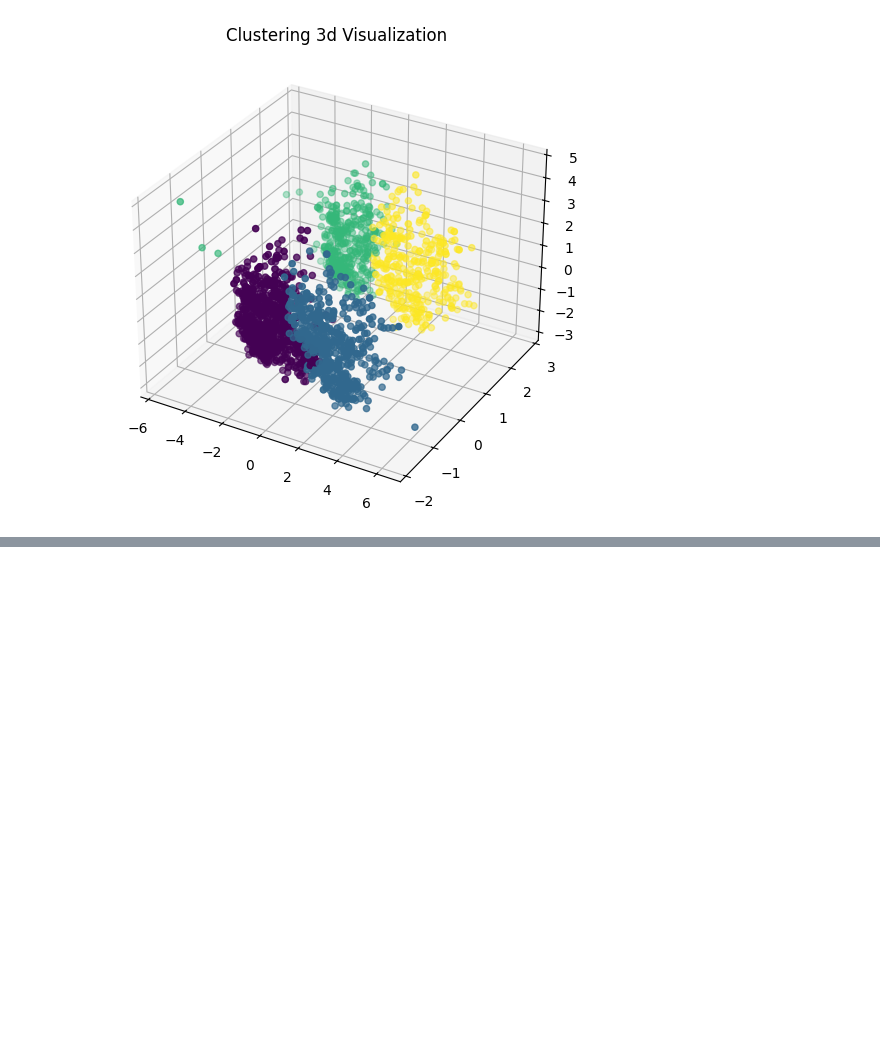
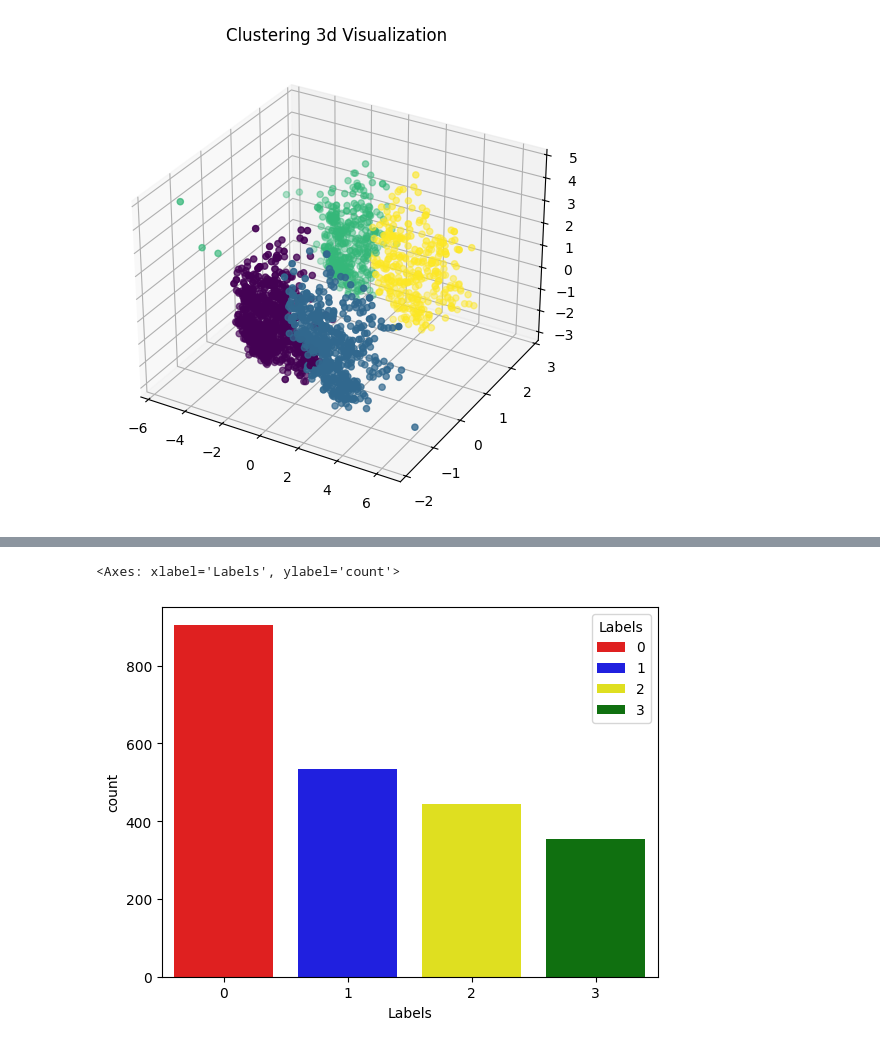
Before and after one commit to hassancodeshub/ShopSense-E-Commerce-Customer-Segmentation-System, a Jupyter notebook: smart_cart_clustering.ipynb, the cells around one changed output, grey strips where cells are left out. Saved outputs shown, nothing was run; the diff lists cells and outputs as text; code cells hidden in the pictures; blank space fills up the shorter version.

```diff
--- a/smart_cart_clustering.ipynb
+++ b/smart_cart_clustering.ipynb
@@ -382,0 +385,2 @@ Text(0.5, 0.92, 'Clustering 3d Visualization')
+# %%
+data_cleaned["Labels"] = labels_agg
@@ -382,0 +396,7 @@ Text(0.5, 0.92, 'Clustering 3d Visualization')
+# %%
+pal = ["red", "blue", "yellow", "green"]
+
+sns.countplot(x=data_cleaned["Labels"], palette=pal,hue=data_cleaned["Labels"])
+# %% [output]
+<Axes: xlabel='Labels', ylabel='count'>
+[figure, added]
```
Also changed, not shown: parts of 6 cells of this notebook, 1 other file.
